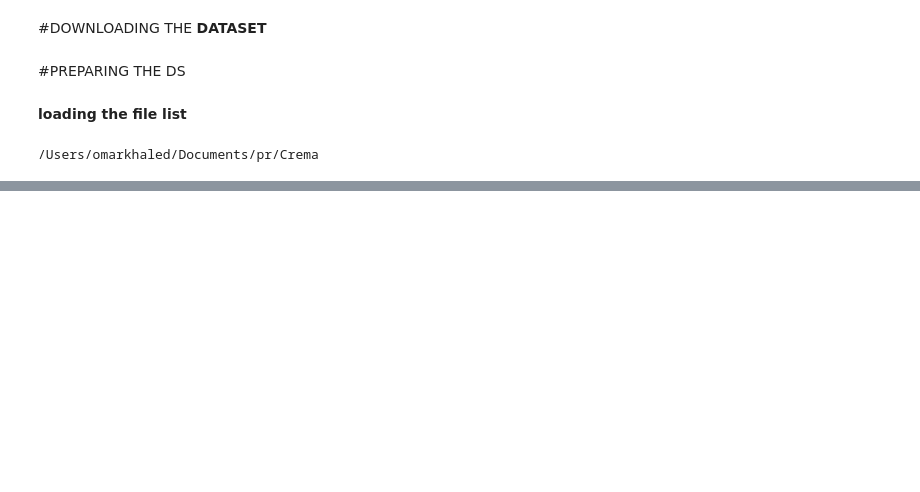
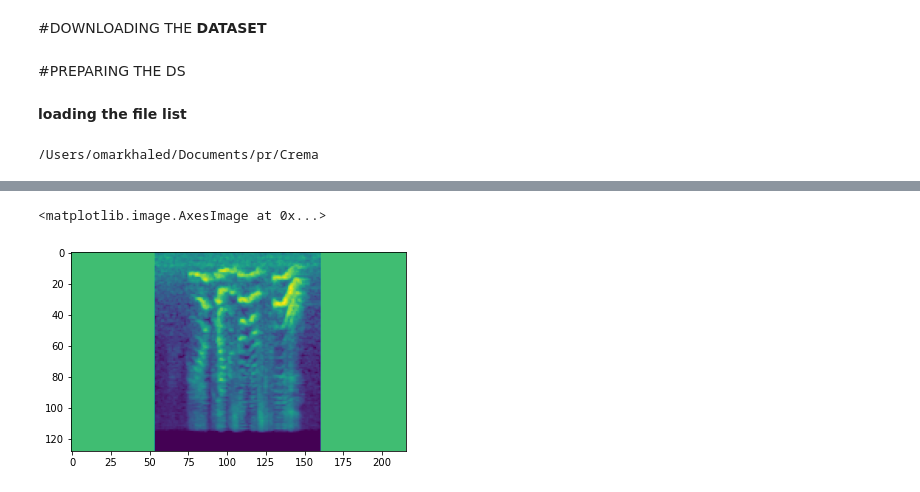
Before and after one commit to omarkhaled99/speech_emotion_recognition, a Jupyter notebook: PR_assignment3-3.ipynb, the cells around one changed output, grey strips where cells are left out. Cells and saved outputs as stored; diff of their text form; code cells hidden in the pictures; blank space fills up the shorter version.

```diff
--- a/PR_assignment3-3.ipynb
+++ b/PR_assignment3-3.ipynb
@@ -112,0 +114,12 @@ NameError: name 'mels_tensor' is not defined
+# %%
+###reading the labels for the data set
+labels = []
+for _file in fileList:
+    temp = _file.split('_')
+    labels.append([temp[2]])
+labels  = np.array(labels)
+# define one hot encoding
+encoder = OneHotEncoder(sparse=False)
+# transform data
+onehot_encoded_data = encoder.fit_transform(labels)
+print(onehot_encoded_data)
@@ -112,0 +134,11 @@ NameError: name 'mels_tensor' is not defined
+# %%
+with open('dataset.npy', 'wb') as f:
+    np.save(f, mels_np_array)
+    np.save(f, onehot_encoded_data)
+# %%
+mels_np_array = None
+onehot_encoded_data = None
+with open('dataset.npy', 'rb') as f:
+    mels_np_array = np.load(f)
+    onehot_encoded_data = np.load(f)
+print(mels_np_array, onehot_encoded_data)
@@ -112,0 +163,6 @@ NameError: name 'mels_tensor' is not defined
+# %%
+plt.figure()
+plt.imshow(mels_np_array[100])
+# %% [output]
+<matplotlib.image.AxesImage at 0x...>
+[figure, added]
```
Also changed, not shown: parts of 36 cells of this notebook.
